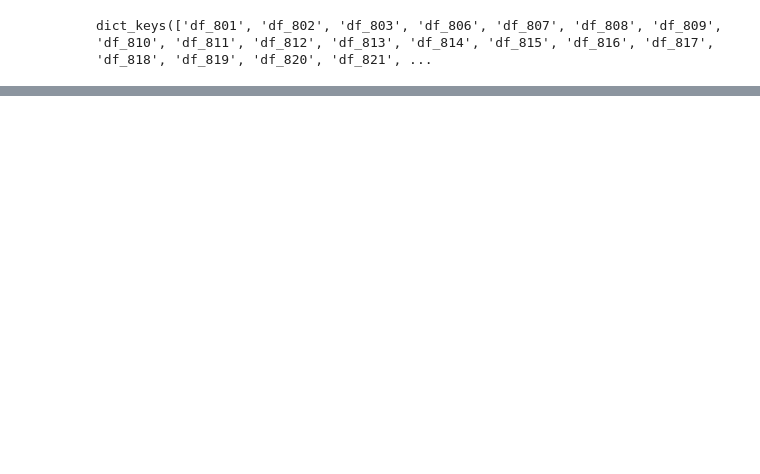
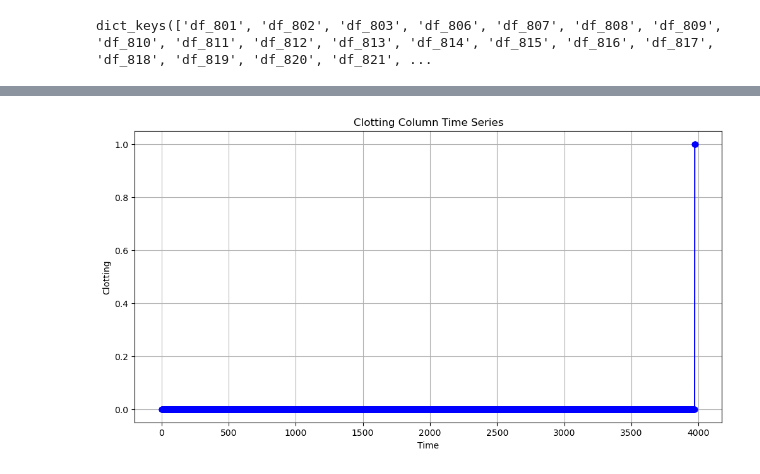
Before and after one commit to IamLuisAngelEscobar/UnivAQ, a Jupyter notebook: 02_Clotting_labeling.ipynb, the cells around one changed output, grey strips where cells are left out. Saved outputs shown, nothing was run; the diff lists cells and outputs as text; code cells hidden in the pictures; blank space fills up the shorter version.

```diff
--- a/02_Clotting_labeling.ipynb
+++ b/02_Clotting_labeling.ipynb
@@ -390,0 +511,11 @@ plt.show()
+# %%
+# Plot the time series
+plt.figure(figsize=(12, 6))
+plt.plot(df_test_bug.index, df_test_bug['Clotting_1'], marker='o', linestyle='-', color='b')
+plt.title('Clotting Column Time Series')
+plt.xlabel('Time')
+plt.ylabel('Clotting')
+plt.grid(True)
+plt.show()
+# %% [output]
+[figure, added]
```
Also changed, not shown: parts of 44 cells of this notebook, 2 other files.
